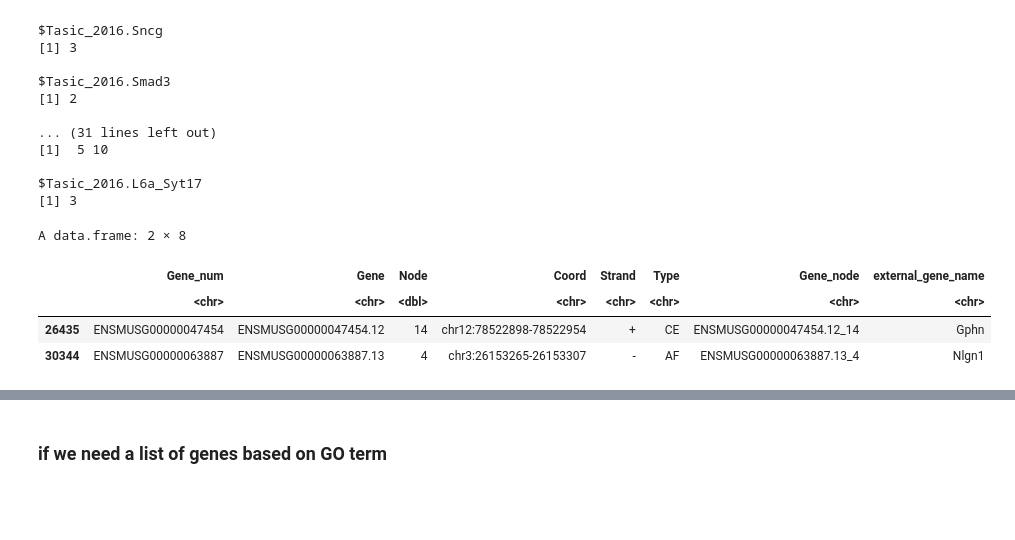
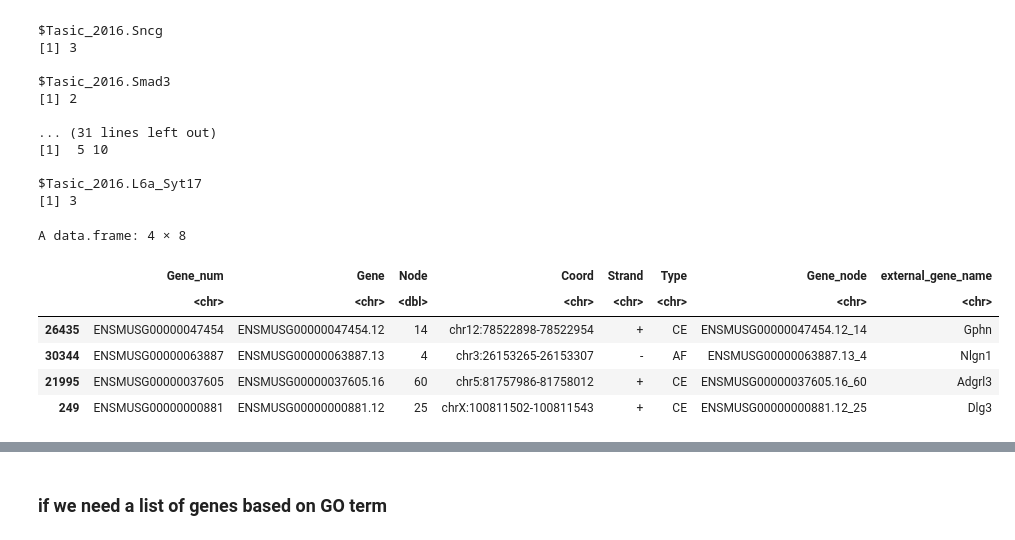
Before and after one commit to hemberg-lab/scfindME, a Jupyter notebook: scfindME_usage_summary.ipynb, the cells around one changed output, grey strips where cells are left out. Drawn from its saved outputs; the diff is of its cells as text; code cells hidden in the pictures; blank space fills up the shorter version.

```diff
--- a/scfindME_usage_summary.ipynb
+++ b/scfindME_usage_summary.ipynb
@@ -921,10 +924,12 @@ $Tasic_2016.L6a_Syt17
 [1] 3
 # %%
 # see who they are
-nodeDetails(tasic, c("ENSMUSG00000047454.12_14","ENSMUSG00000063887.13_4"))
+nodeDetails(tasic, c("ENSMUSG00000047454.12_14","ENSMUSG00000063887.13_4", "ENSMUSG00000037605.16_60", "ENSMUSG00000000881.12_25"))
 # %% [output]
-A data.frame: 2 × 8
+A data.frame: 4 × 8
 |  | Gene_num | Gene | Node | Coord | Strand | Type | Gene_node | external_gene_name |
 |  | <chr> | <chr> | <dbl> | <chr> | <chr> | <chr> | <chr> | <chr> |
 | 26435 | ENSMUSG00000047454 | ENSMUSG00000047454.12 | 14 | chr12:78522898-78522954 | + | CE | ENSMUSG00000047454.12_14 | Gphn |
 | 30344 | ENSMUSG00000063887 | ENSMUSG00000063887.13 | 4 | chr3:26153265-26153307 | - | AF | ENSMUSG00000063887.13_4 | Nlgn1 |
+| 21995 | ENSMUSG00000037605 | ENSMUSG00000037605.16 | 60 | chr5:81757986-81758012 | + | CE | ENSMUSG00000037605.16_60 | Adgrl3 |
+| 249 | ENSMUSG00000000881 | ENSMUSG00000000881.12 | 25 | chrX:100811502-100811543 | + | CE | ENSMUSG00000000881.12_25 | Dlg3 |
```
Also changed, not shown: parts of 11 cells of this notebook.
